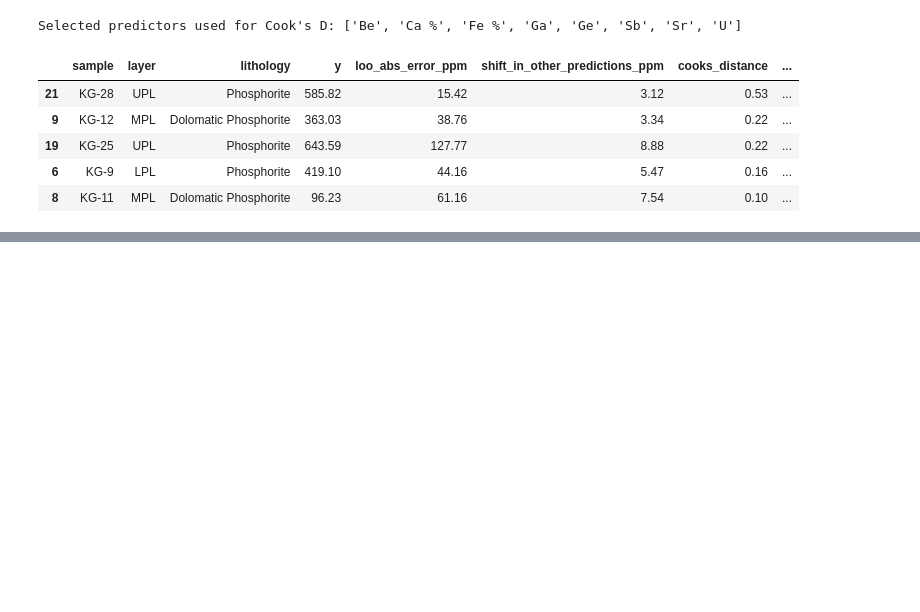
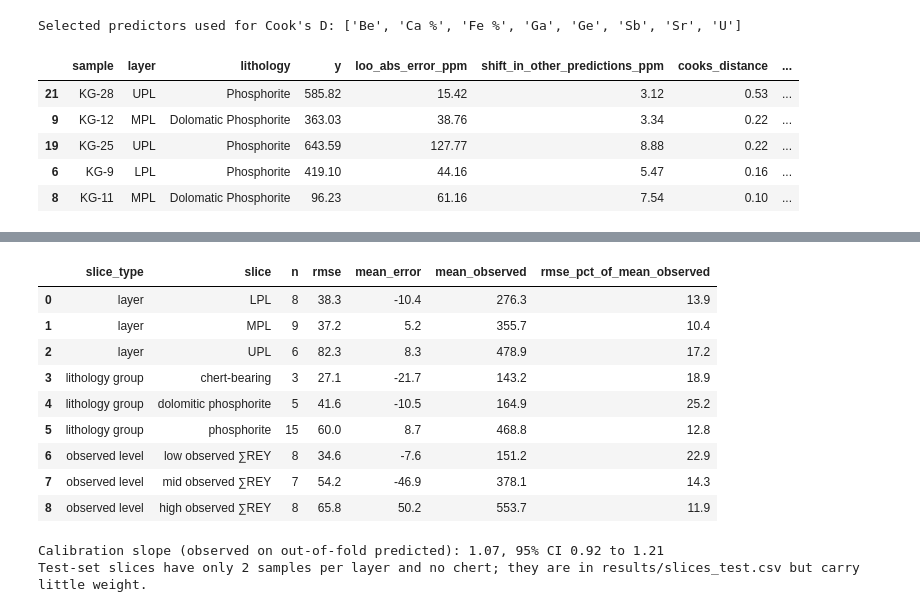
Before and after one commit to MassamAli5/DS-A3, a Jupyter notebook: DS-A3_regression_baseline.ipynb, the cells around one changed output, grey strips where cells are left out. Saved outputs shown, nothing was run; the diff lists cells and outputs as text; code cells hidden in the pictures; blank space fills up the shorter version.

```diff
--- a/DS-A3_regression_baseline.ipynb
+++ b/DS-A3_regression_baseline.ipynb
@@ -535,0 +581,37 @@ Selected predictors used for Cook's D: ['Be', 'Ca %', 'Fe %', 'Ga', 'Ge', 'Sb',
+# %%
+# Critical slices: where is the error concentrated?  (training samples, out-of-fold)
+def slice_table(df_, by, label):
+    g = df_.groupby(by, observed=True)
+    t = g.agg(n=("resid", "size"), rmse=("resid", lambda r: float(np.sqrt(np.mean(r ** 2)))), mean_error=("resid", "mean"),
+              mean_observed=("y", "mean")).reset_index().rename(columns={by: "slice"})
+    t.insert(0, "slice_type", label)
+    t["rmse_pct_of_mean_observed"] = 100 * t["rmse"] / t["mean_observed"]
+    t["slice"] = t["slice"].astype(str)
+    return t
+oof_df["level"] = pd.qcut(oof_df["y"], 3, labels=["low observed ∑REY", "mid observed ∑REY", "high observed ∑REY"])
+slices = pd.concat([slice_table(oof_df, "layer", "layer"), slice_table(oof_df, "lith_group", "lithology group"),
+                    slice_table(oof_df, "level", "observed level")], ignore_index=True)
+slices.to_csv(RES / "slices_train_oof.csv", index=False)
+test_slices = pd.DataFrame({"layer": test["layer"], "lithology": test["lithology"], "resid": test_resid, "y": yte})
+test_slices = test_slices.assign(abs_error=test_slices["resid"].abs())
+test_slices.to_csv(RES / "slices_test.csv", index=False)
+display(slices.round(1))
+
+# Calibration: regress observed on out-of-fold predicted. A slope near 1 means predictions are neither shrunken nor inflated.
+cal = sm.OLS(ytr, sm.add_constant(oof)).fit()
+cal_slope = float(cal.params[1]); cal_lo, cal_hi = cal.conf_int()[1]
+print(f"Calibration slope (observed on out-of-fold predicted): {cal_slope:.2f}, 95% CI {cal_lo:.2f} to {cal_hi:.2f}")
+print("Test-set slices have only 2 samples per layer and no chert; they are in results/slices_test.csv but carry little weight.")
+# %% [output]
+|  | slice_type | slice | n | rmse | mean_error | mean_observed | rmse_pct_of_mean_observed |
+| 0 | layer | LPL | 8 | 38.3 | -10.4 | 276.3 | 13.9 |
+| 1 | layer | MPL | 9 | 37.2 | 5.2 | 355.7 | 10.4 |
+| 2 | layer | UPL | 6 | 82.3 | 8.3 | 478.9 | 17.2 |
+| 3 | lithology group | chert-bearing | 3 | 27.1 | -21.7 | 143.2 | 18.9 |
+| 4 | lithology group | dolomitic phosphorite | 5 | 41.6 | -10.5 | 164.9 | 25.2 |
+| 5 | lithology group | phosphorite | 15 | 60.0 | 8.7 | 468.8 | 12.8 |
+| 6 | observed level | low observed ∑REY | 8 | 34.6 | -7.6 | 151.2 | 22.9 |
+| 7 | observed level | mid observed ∑REY | 7 | 54.2 | -46.9 | 378.1 | 14.3 |
+| 8 | observed level | high observed ∑REY | 8 | 65.8 | 50.2 | 553.7 | 11.9 |
+Calibration slope (observed on out-of-fold predicted): 1.07, 95% CI 0.92 to 1.21
+Test-set slices have only 2 samples per layer and no chert; they are in results/slices_test.csv but carry little weight.
```
Also changed, not shown: parts of 2 cells of this notebook, 4 other files.
